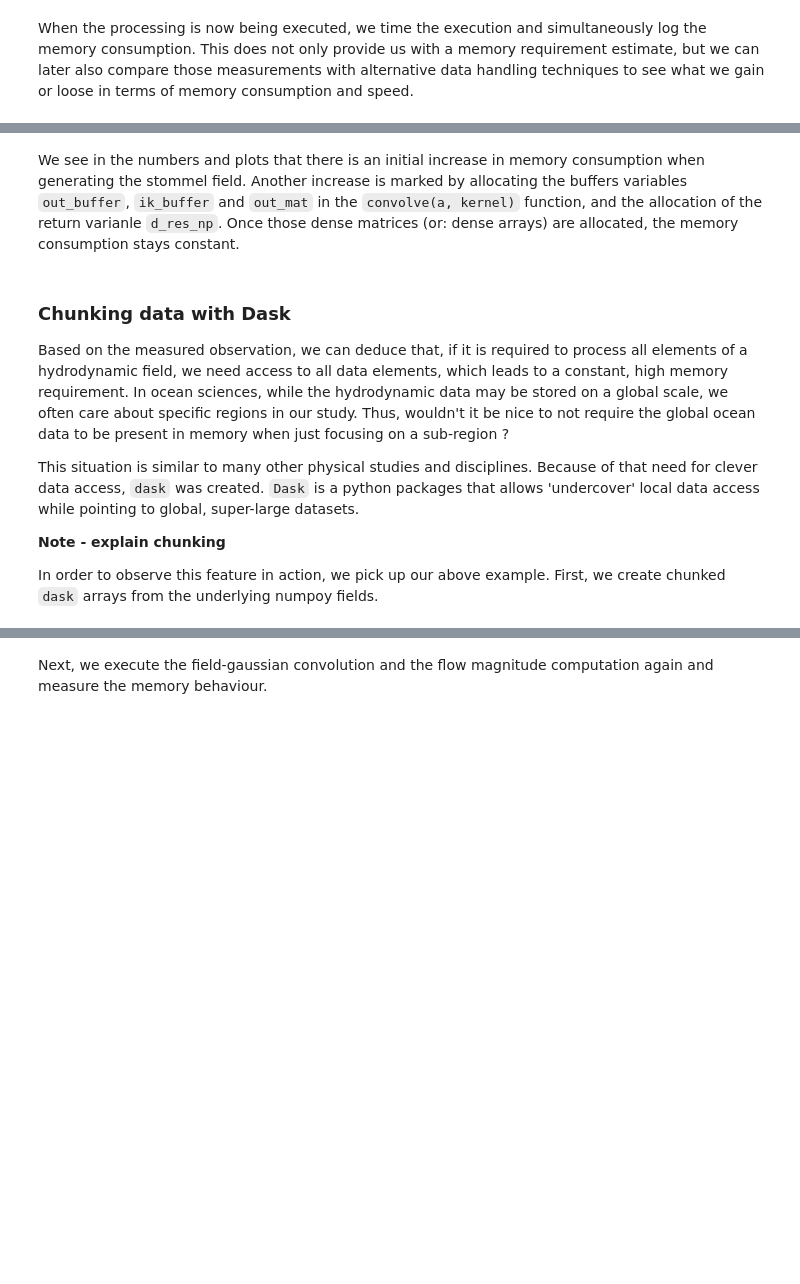
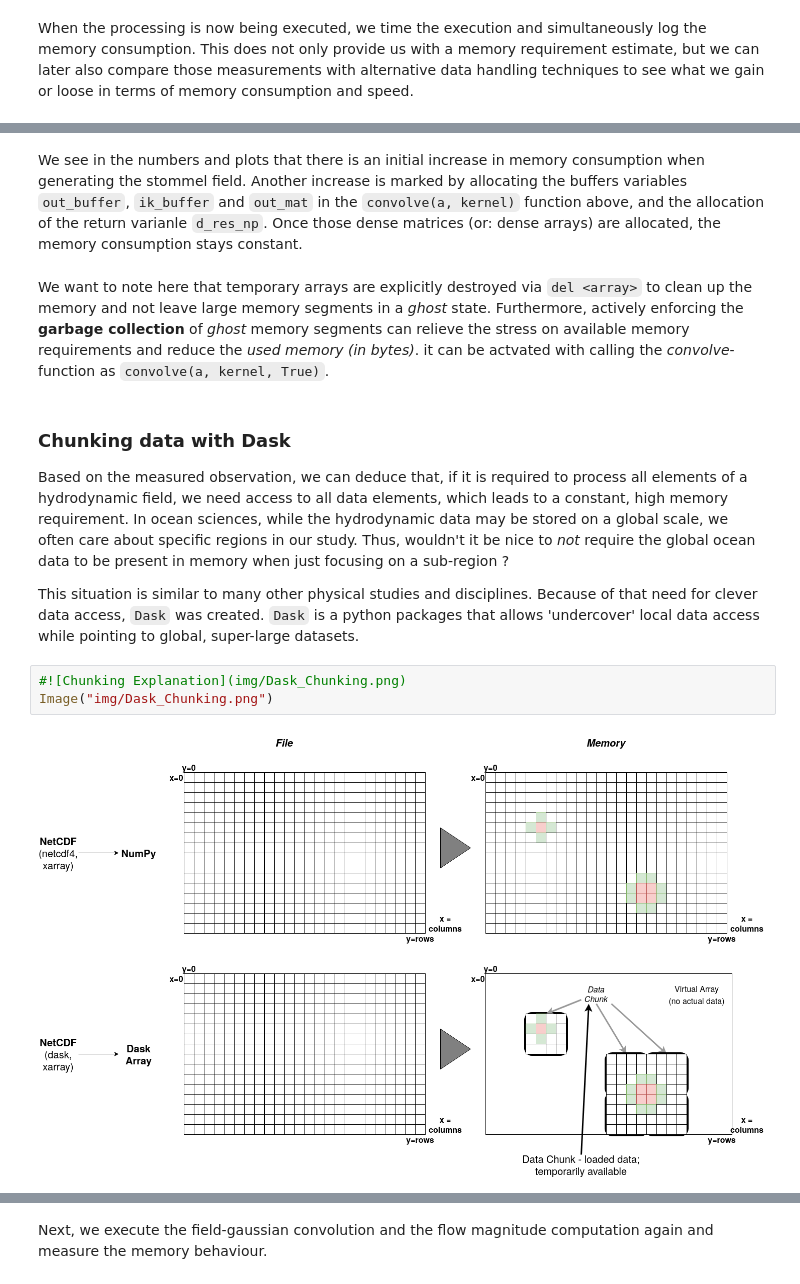
Before and after one commit to UU-IMAU/Python-for-lunch-Notebooks, a Jupyter notebook: PFL_20_Performance02_dask/PFL_dynamic_data_access.ipynb, the cells around one changed output, grey strips where cells are left out. Saved outputs shown, nothing was run; the diff lists cells and outputs as text; blank space fills up the shorter version.

```diff
--- a/PFL_20_Performance02_dask/PFL_dynamic_data_access.ipynb
+++ b/PFL_20_Performance02_dask/PFL_dynamic_data_access.ipynb
@@ -211,17 +196,22 @@ No handles with labels found to put in legend.
 # %% [markdown]
 We see in the numbers and plots that there is an initial increase in memory consumption when generating the stommel field.
-Another increase is marked by allocating the buffers variables `out_buffer`, `ik_buffer` and `out_mat` in the `convolve(a, kernel)` function,
+Another increase is marked by allocating the buffers variables `out_buffer`, `ik_buffer` and `out_mat` in the `convolve(a, kernel)` function above,
 and the allocation of the return varianle `d_res_np`. Once those dense matrices (or: dense arrays) are allocated, the memory consumption stays constant.
+# %% [markdown]
+We want to note here that temporary arrays are explicitly destroyed via `del <array>` to clean up the memory and not leave large memory segments in a *ghost* state. Furthermore,
+actively enforcing the **garbage collection** of *ghost* memory segments can relieve the stress on available memory requirements and reduce the *used memory (in bytes)*. it
+can be actvated with calling the *convolve*-function as `convolve(a, kernel, True)`.
 # %% [markdown]
 ### Chunking data with Dask
 
 Based on the measured observation, we can deduce that, if it is required to process all elements of a hydrodynamic field, we need access to all data elements,
 which leads to a constant, high memory requirement. In ocean sciences, while the hydrodynamic data may be stored on a global scale, we often care about specific
-regions in our study. Thus, wouldn't it be nice to not require the global ocean data to be present in memory when just focusing on a sub-region ?
+regions in our study. Thus, wouldn't it be nice to _not_ require the global ocean data to be present in memory when just focusing on a sub-region ?
 
-This situation is similar to many other physical studies and disciplines. Because of that need for clever data access, `dask` was created.
+This situation is similar to many other physical studies and disciplines. Because of that need for clever data access, `Dask` was created.
 `Dask` is a python packages that allows 'undercover' local data access while pointing to global, super-large datasets.
-
-**Note - explain chunking**
-
-In order to observe this feature in action, we pick up our above example. First, we create chunked `dask` arrays from the underlying numpoy fields.
+# %%
+#![Chunking Explanation](img/Dask_Chunking.png)
+Image("img/Dask_Chunking.png")
+# %% [output]
+[figure, added]
```
Also changed, not shown: parts of 17 cells of this notebook, 5 other files.
